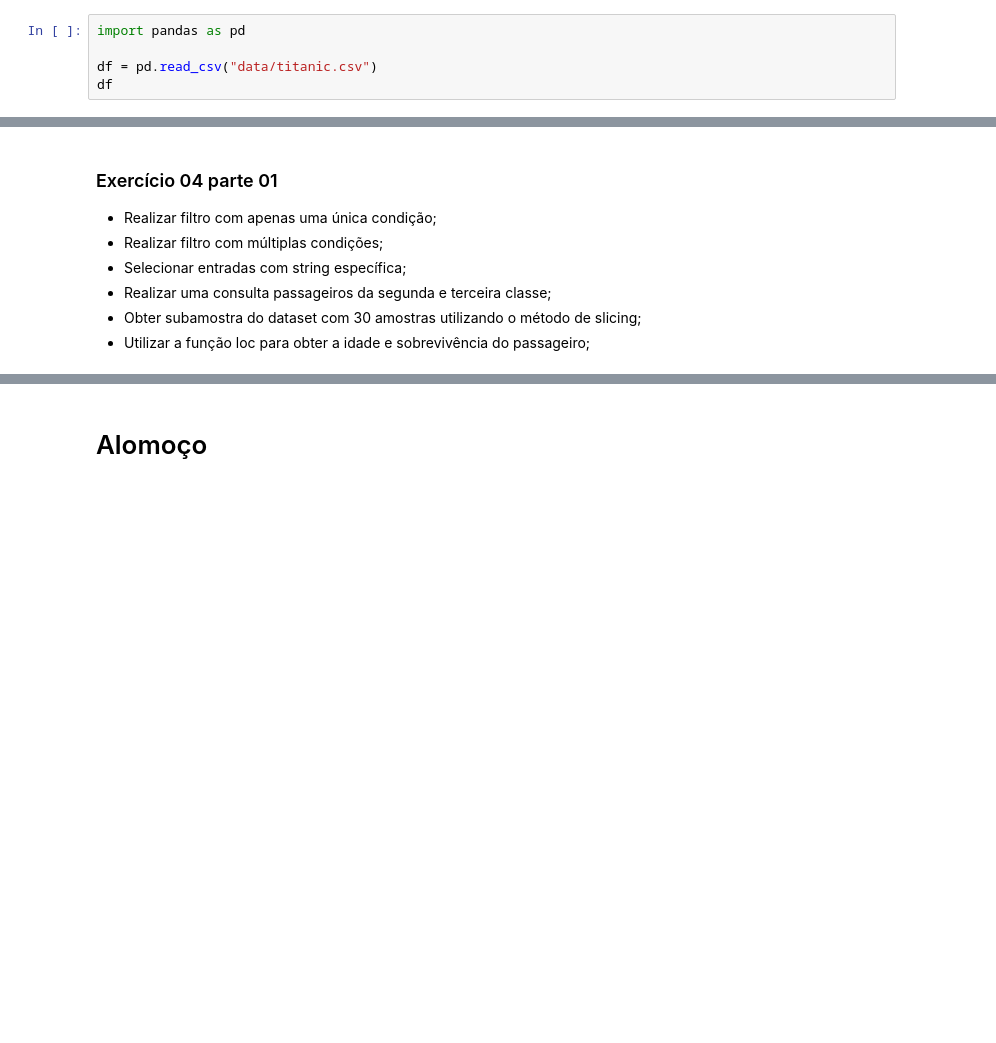
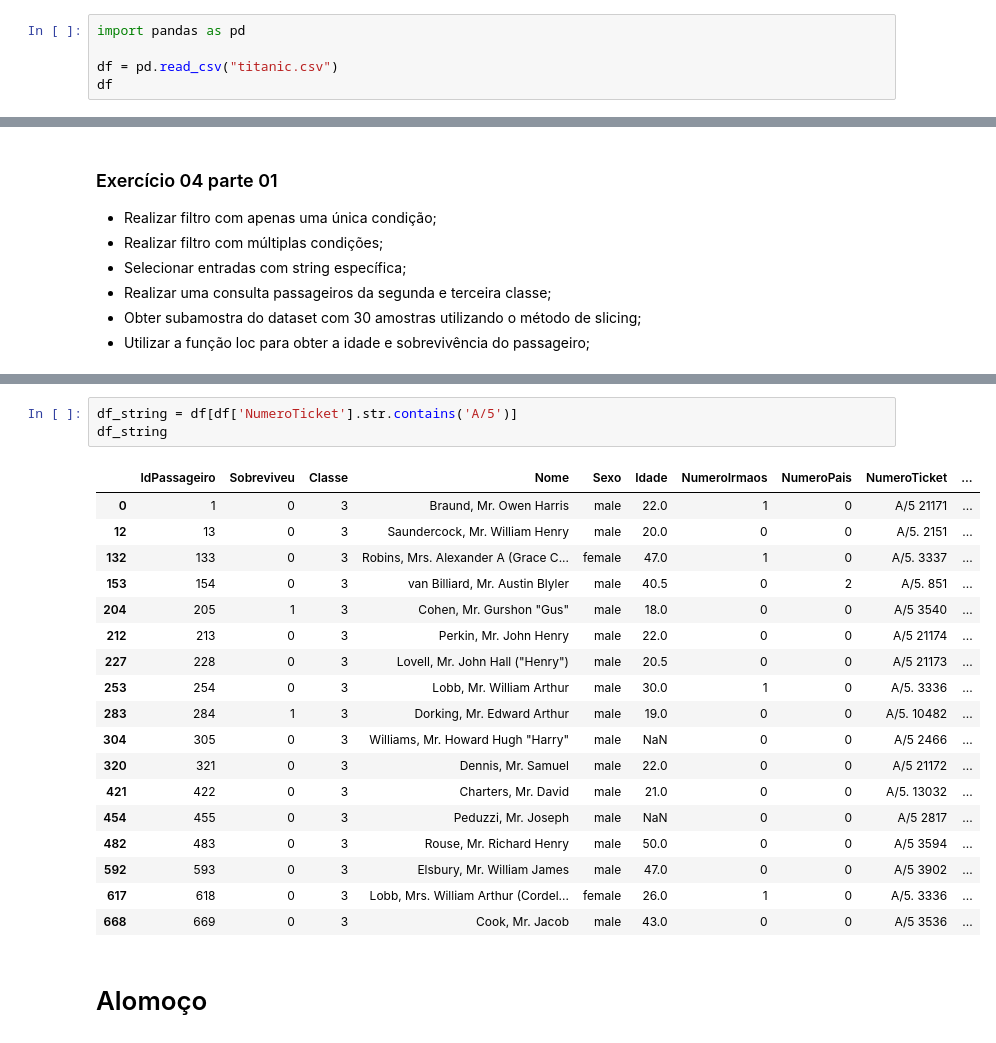
Before and after one commit to reprograma/on26-python-s12-pandas-numpy-II, a Jupyter notebook: material/aula_s12.ipynb, the cells around one changed output, grey strips where cells are left out. Drawn from its saved outputs; the diff is of its cells as text; blank space fills up the shorter version.

```diff
--- a/material/aula_s12.ipynb
+++ b/material/aula_s12.ipynb
@@ -77,5 +77,5 @@ Gráficos de linhas
 # %%
 import pandas as pd
 
-df = pd.read_csv("data/titanic.csv")
+df = pd.read_csv("titanic.csv")
 df
@@ -195,3 +333,25 @@ df.iloc[[0,1],:]
+# %%
+df_string = df[df['NumeroTicket'].str.contains('A/5')]
+df_string
+# %% [output]
+|  | IdPassageiro | Sobreviveu | Classe | Nome | Sexo | Idade | NumeroIrmaos | NumeroPais | NumeroTicket | ... |
+| 0 | 1 | 0 | 3 | Braund, Mr. Owen Harris | male | 22.0 | 1 | 0 | A/5 21171 | ... |
+| 12 | 13 | 0 | 3 | Saundercock, Mr. William Henry | male | 20.0 | 0 | 0 | A/5. 2151 | ... |
+| 132 | 133 | 0 | 3 | Robins, Mrs. Alexander A (Grace C... | female | 47.0 | 1 | 0 | A/5. 3337 | ... |
+| 153 | 154 | 0 | 3 | van Billiard, Mr. Austin Blyler | male | 40.5 | 0 | 2 | A/5. 851 | ... |
+| 204 | 205 | 1 | 3 | Cohen, Mr. Gurshon "Gus" | male | 18.0 | 0 | 0 | A/5 3540 | ... |
+| 212 | 213 | 0 | 3 | Perkin, Mr. John Henry | male | 22.0 | 0 | 0 | A/5 21174 | ... |
+| 227 | 228 | 0 | 3 | Lovell, Mr. John Hall ("Henry") | male | 20.5 | 0 | 0 | A/5 21173 | ... |
+| 253 | 254 | 0 | 3 | Lobb, Mr. William Arthur | male | 30.0 | 1 | 0 | A/5. 3336 | ... |
+| 283 | 284 | 1 | 3 | Dorking, Mr. Edward Arthur | male | 19.0 | 0 | 0 | A/5. 10482 | ... |
+| 304 | 305 | 0 | 3 | Williams, Mr. Howard Hugh "Harry" | male | NaN | 0 | 0 | A/5 2466 | ... |
+| 320 | 321 | 0 | 3 | Dennis, Mr. Samuel | male | 22.0 | 0 | 0 | A/5 21172 | ... |
+| 421 | 422 | 0 | 3 | Charters, Mr. David | male | 21.0 | 0 | 0 | A/5. 13032 | ... |
+| 454 | 455 | 0 | 3 | Peduzzi, Mr. Joseph | male | NaN | 0 | 0 | A/5 2817 | ... |
+| 482 | 483 | 0 | 3 | Rouse, Mr. Richard Henry | male | 50.0 | 0 | 0 | A/5 3594 | ... |
+| 592 | 593 | 0 | 3 | Elsbury, Mr. William James | male | 47.0 | 0 | 0 | A/5 3902 | ... |
+| 617 | 618 | 0 | 3 | Lobb, Mrs. William Arthur (Cordel... | female | 26.0 | 1 | 0 | A/5. 3336 | ... |
+| 668 | 669 | 0 | 3 | Cook, Mr. Jacob | male | 43.0 | 0 | 0 | A/5 3536 | ... |
 # %% [markdown]
 # Alomoço
 # %%
```
Also changed, not shown: parts of 37 cells of this notebook, 2 other files.
